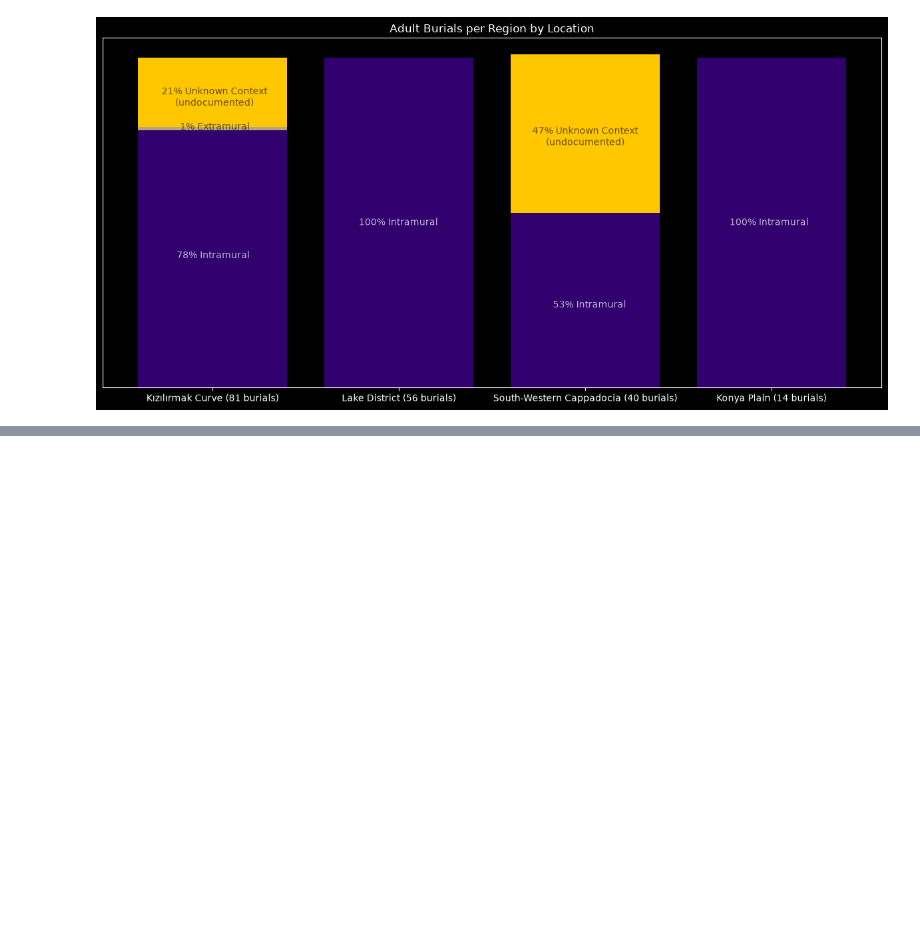
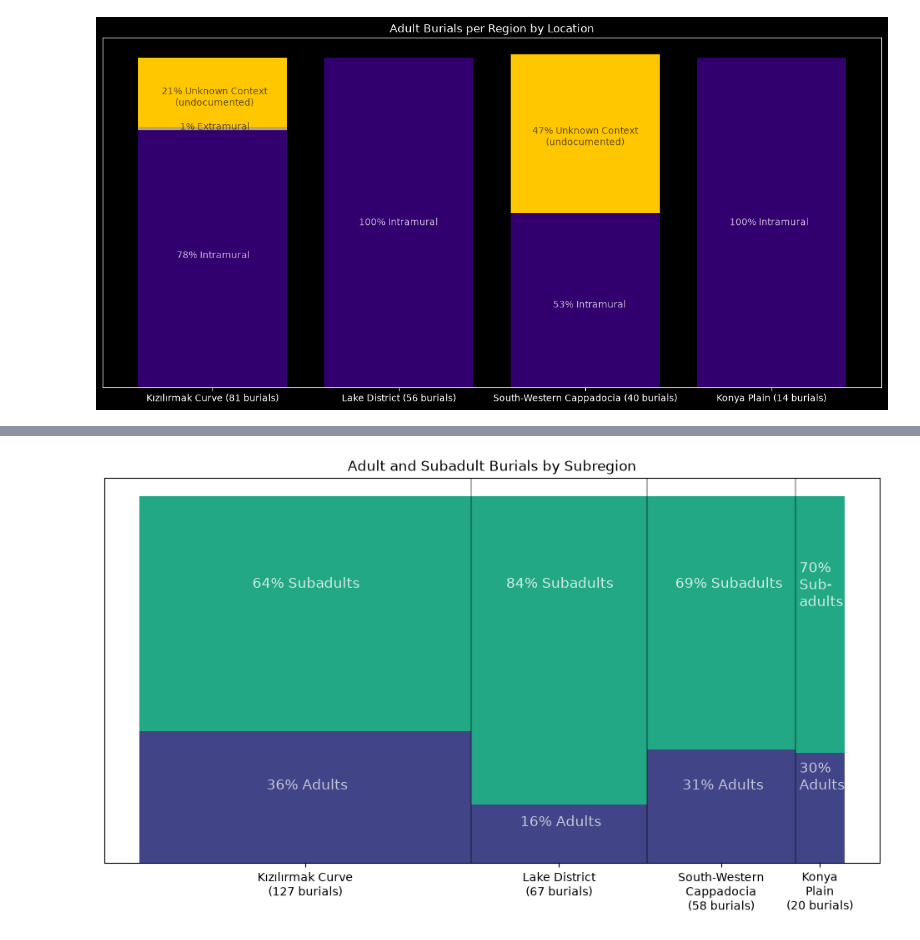
Before and after one commit to Woozerdcaster/archyviz, a Jupyter notebook: notebooks/final_project/FinalProjectTest.ipynb, the cells around one changed output, grey strips where cells are left out. Drawn from its saved outputs; the diff is of its cells as text; code cells hidden in the pictures; blank space fills up the shorter version.

```diff
--- a/notebooks/final_project/FinalProjectTest.ipynb
+++ b/notebooks/final_project/FinalProjectTest.ipynb
@@ -749,0 +759,81 @@ with plt.style.context('default'):
+# %%
+import matplotlib.pyplot as plt
+import numpy as np
+from cycler import cycler
+
+from matplotlib.patches import StepPatch
+with plt.style.context('default'):
+    #plt.rcParams["axes.prop_cycle"] = cycler('color', ['#8B4513', '#CD853F', '#556B2F', '#708090', '#A0522D'])
+    plt.rcParams["axes.prop_cycle"] = cycler('color', ['#414487FF', '#22A884FF'])
+    fig, ax = plt.subplots(figsize=(12,6))
+
+    A = [[0, 0, 0, 0],
+         [0.36, 0.16, 0.31, 0.30],
+         [1, 1, 1, 1]]
+    edges= [0, 0.47, 0.72, 0.93, 1]
+
+    #Generate Chart
+    for i in range(len(A) - 1):
+        plt.stairs(A[i+1], baseline=A[i], edges=edges, fill=True)
+    #Set background color
+    ax.set_facecolor('white')
+
+    #Insert Vertical Divider Lines
+    ax.axvline(x=0.47, color='black', linestyle='-', alpha=0.3)
+    ax.axvline(x=0.72, color='black', linestyle='-', alpha=0.3)
+    ax.axvline(x=0.93, color='black', linestyle='-', alpha=0.3)
+
+    #Hide axis
+    ax.yaxis.set_visible(False)
+    # ax.xaxis.set_visible(False)
+    # ax.spines['top'].set_linewidth(0)
+    # ax.spines['bottom'].set_linewidth(0)
+    # ax.spines['left'].set_linewidth(0)
+    # ax.spines['right'].set_linewidth(0)
+
+    #Set Labels
+    ax.set_title('Adult and Subadult Burials by Subregion')
+    ax.set_xticks([0.235, 0.595, 0.825, 0.965])
+    ax.set_xticklabels(['Kızılırmak Curve\n(127 burials)', 'Lake District\n(67 burials)', 'South-Western\nCappadocia\n(58 burials)', 'Konya\nPlain\n(20 burials)'])
+    # ax.tick_params(axis='x', labelrotation=45)
+    ax.tick_params(axis='x', labelsize=10)
+
+    #Add annotation
+    ax.annotate('64% Subadults',
+            xy=(0.16, .75),
+            size=12, color='white', alpha=0.8
+            )
+    ax.annotate('36% Adults',
+            xy=(0.18, .20),
+            size=12, color='white', alpha=0.7
+            )
+    ax.annotate('84% Subadults',
+            xy=(0.52, .75),
+            size=12, color='white', alpha=0.8
+            )
+    ax.annotate('16% Adults',
+            xy=(0.54, .10),
+            size=12, color='white', alpha=0.7
+            )
+    ax.annotate('69% Subadults',
+            xy=(0.76, .75),
+            size=12, color='white', alpha=0.8
+            )
+    ax.annotate('31% Adults',
+            xy=(0.77, .20),
+            size=12, color='white', alpha=0.7
+            )
+    ax.annotate('70%\nSub-\nadults',
+            xy=(0.936, .70),
+            size=12, color='white', alpha=0.8
+            )
+    ax.annotate('30%\nAdults',
+            xy=(0.936, .20),
+            size=12, color='white', alpha=0.7
+            )
+
+    plt.savefig('datasetmake-up.png', dpi=300, bbox_inches='tight', transparent=True)
+
+    plt.show()
+# %% [output]
+[figure, added]
```
Also changed, not shown: parts of 2 cells of this notebook.
